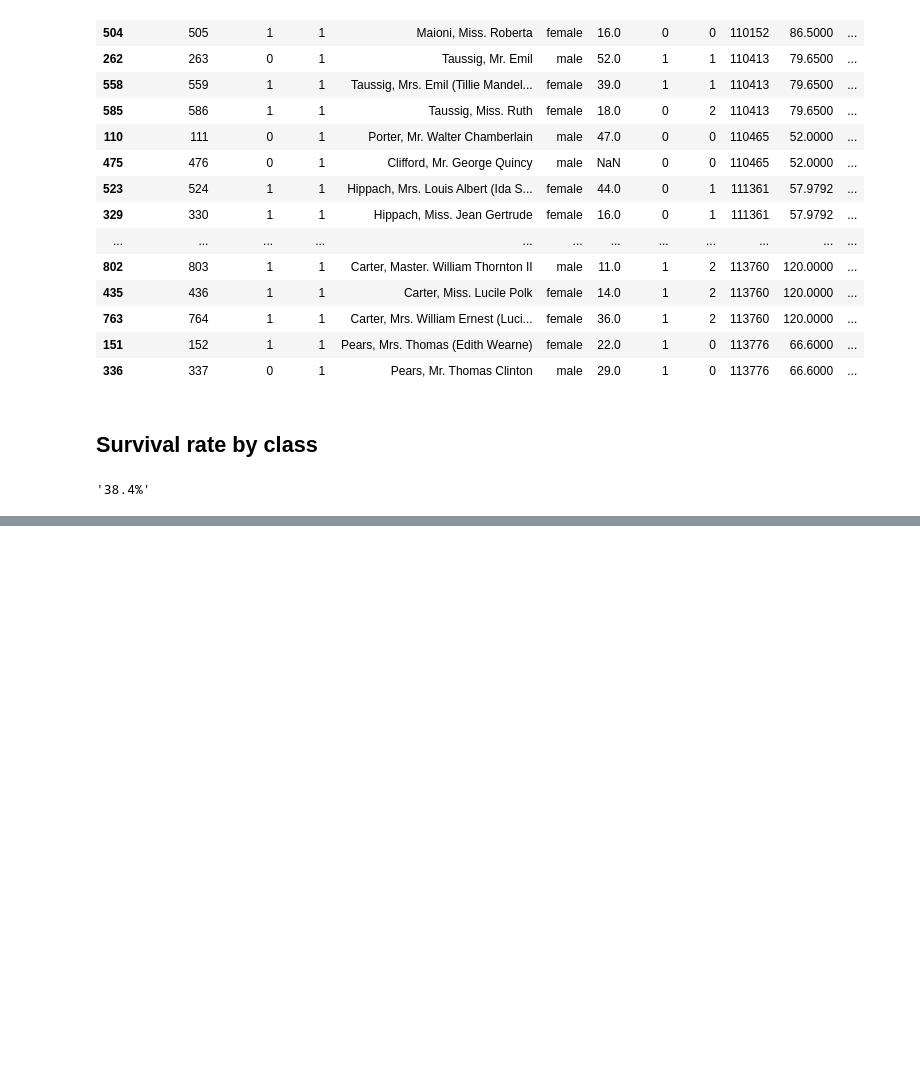
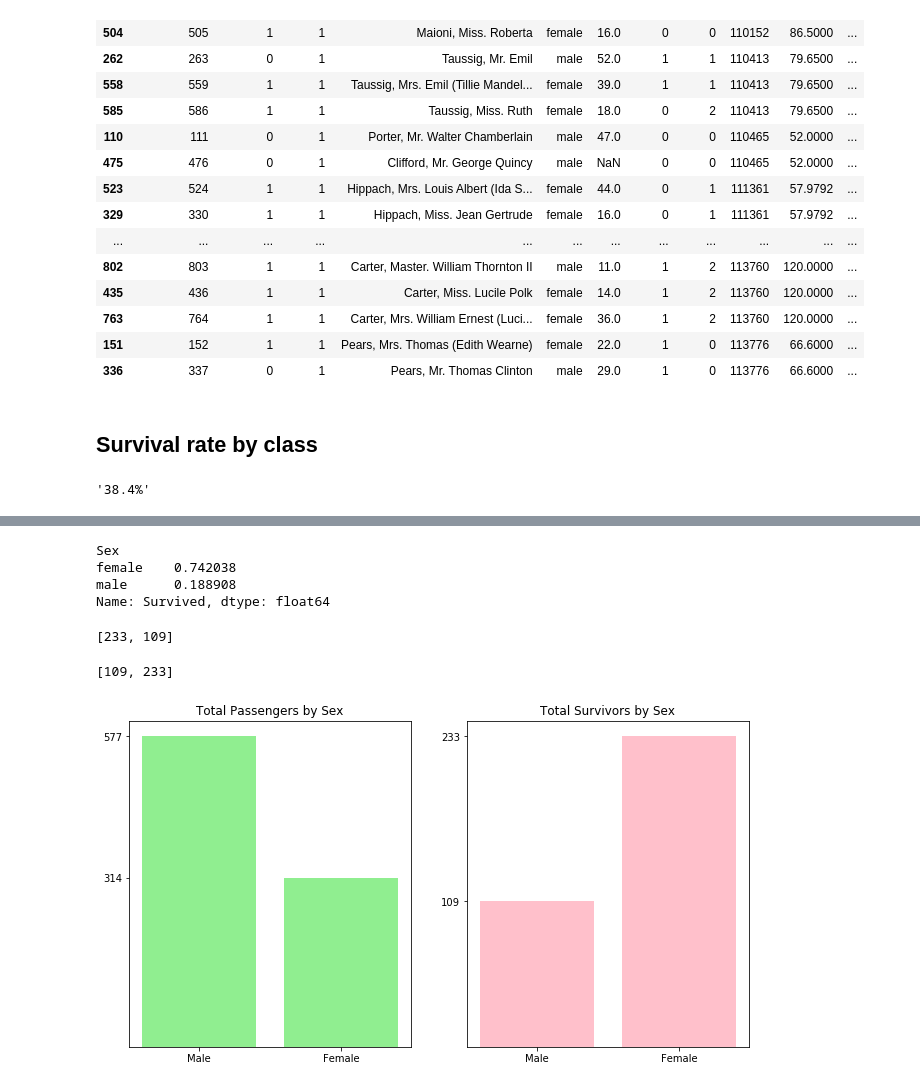
Before and after one commit to n3storm/Titanic-Data-Analysis, a Jupyter notebook: titanic.ipynb, the cells around one changed output, grey strips where cells are left out. Cells and saved outputs as stored; diff of their text form; code cells hidden in the pictures; blank space fills up the shorter version.

```diff
--- a/titanic.ipynb
+++ b/titanic.ipynb
@@ -132,0 +154,41 @@ len(survival_rate_per_class_df['Survived'])
+# %%
+survival_rate_per_sex_df['Survived']
+# %% [output]
+Sex
+female    0.742038
+male      0.188908
+Name: Survived, dtype: float64
+# %%
+#np.array(list(passengers_per_sex_gb.sum()))
+list(passengers_per_sex_gb.sum()['Survived'])
+# %% [output]
+[233, 109]
+# %%
+s = np.array(list(passengers_per_sex_gb.sum()['Survived']))
+list(reversed(s))
+# %% [output]
+[109, 233]
+# %%
+passengers_per_sex_gb = titanic_df[['Sex','Survived']].groupby('Sex')
+passengers_per_sex_ls = list(passengers_per_sex_gb.size())
+survivors_per_sex_ls = list(passengers_per_sex_gb.sum()['Survived'])
+
+sns.reset_orig()
+fig = plt.figure(figsize=(8,6))
+charts = [None]*2
+headers = ['Total Passengers by Sex', 'Total Survivors by Sex']
+colors = ['lightgreen','pink']
+bars = [passengers_per_sex_ls, survivors_per_sex_ls]
+labels = ('Male','Female')
+
+for i in range(2):
+    charts[i] = fig.add_subplot(1,2,i+1)
+    charts[i].bar([1,0], bars[i], color=colors[i])
+    charts[i].set_yticks(bars[i])
+    charts[i].set_xticks([0,1])
+    charts[i].set_xticklabels(labels)
+    charts[i].set_title(headers[i])
+
+plt.subplots_adjust(right=1.2)
+# %% [output]
+[figure, added]
```
Also changed, not shown: parts of 8 cells of this notebook.
